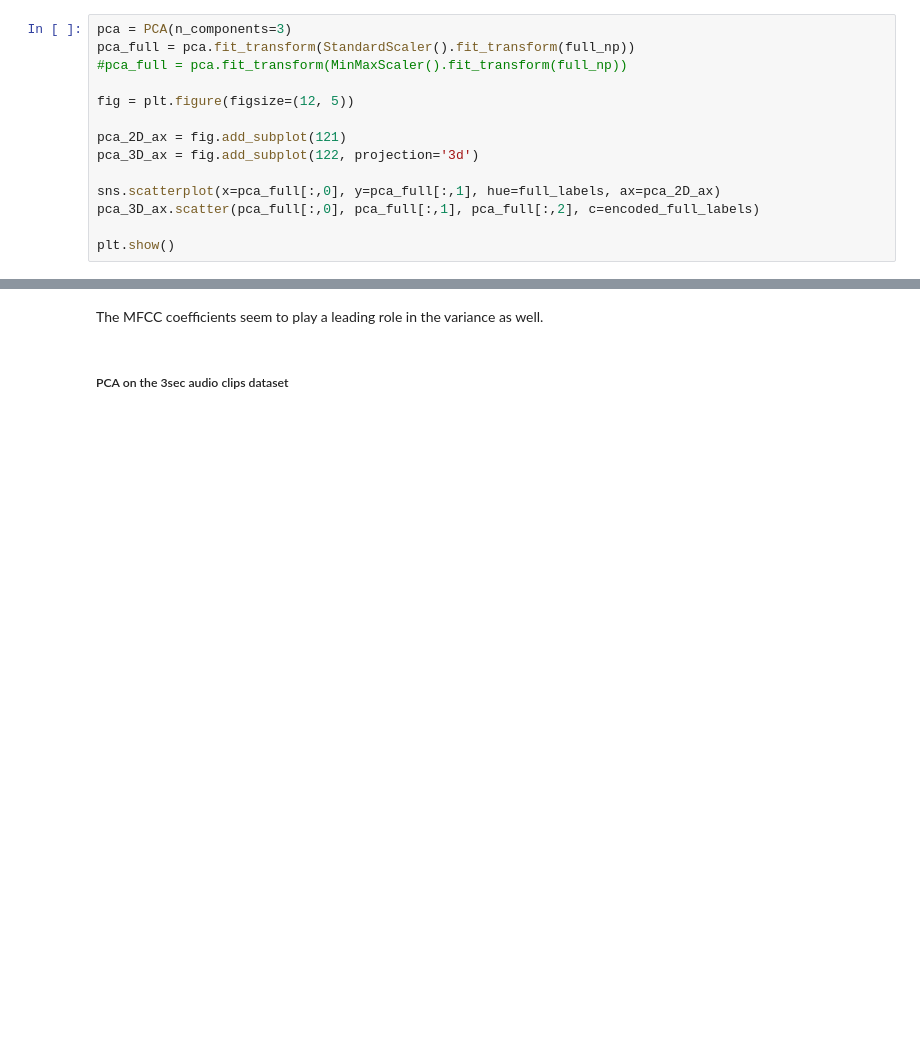
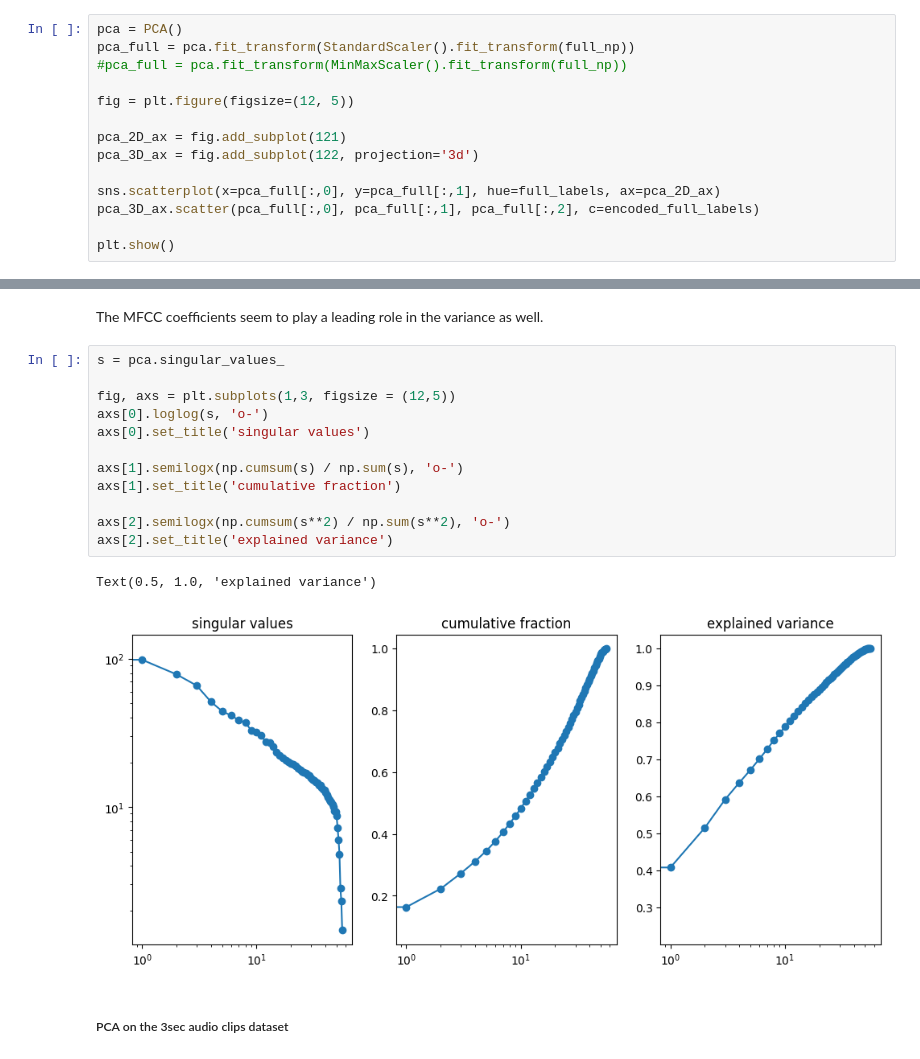
Before and after one commit to achgls/music-genre-classification, a Jupyter notebook: exploratory_data_analysis.ipynb, the cells around one changed output, grey strips where cells are left out. Cells and saved outputs as stored; diff of their text form; blank space fills up the shorter version.

Commit message:
updated EDA notebook (added explained variance graph)

```diff
--- a/exploratory_data_analysis.ipynb
+++ b/exploratory_data_analysis.ipynb
@@ -105,7 +105,7 @@ from sklearn.preprocessing import StandardScaler, MinMaxScaler
 # %% [markdown]
 ##### PCA on the full audio clips dataset
 # %%
-pca = PCA(n_components=3)
+pca = PCA()
 pca_full = pca.fit_transform(StandardScaler().fit_transform(full_np))
 #pca_full = pca.fit_transform(MinMaxScaler().fit_transform(full_np))
 
@@ -168,6 +168,21 @@ print(
 The first 3 principal components respectively account for 23.9496%, 16.9292%, 10.75%, of the total variance of the dataset, summing up to 51.6288%.
 # %% [markdown]
 The MFCC coefficients seem to play a leading role in the variance as well.
+# %%
+s = pca.singular_values_
+
+fig, axs = plt.subplots(1,3, figsize = (12,5))
+axs[0].loglog(s, 'o-')
+axs[0].set_title('singular values')
+
+axs[1].semilogx(np.cumsum(s) / np.sum(s), 'o-')
+axs[1].set_title('cumulative fraction')
+
+axs[2].semilogx(np.cumsum(s**2) / np.sum(s**2), 'o-')
+axs[2].set_title('explained variance')
+# %% [output]
+Text(0.5, 1.0, 'explained variance')
+[figure, added]
 # %% [markdown]
 ##### PCA on the 3sec audio clips dataset
 # %%
```
Also changed, not shown: parts of 1 cell of this notebook.
